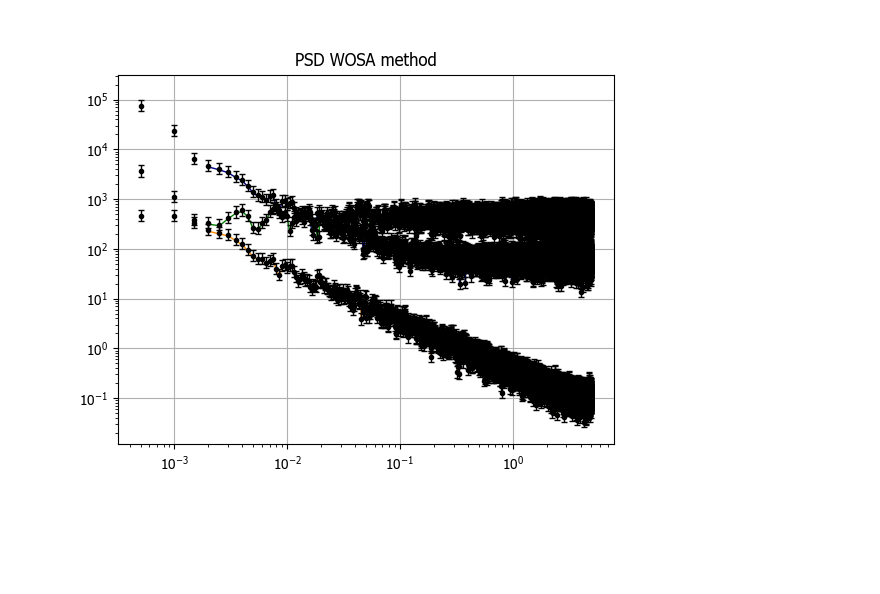
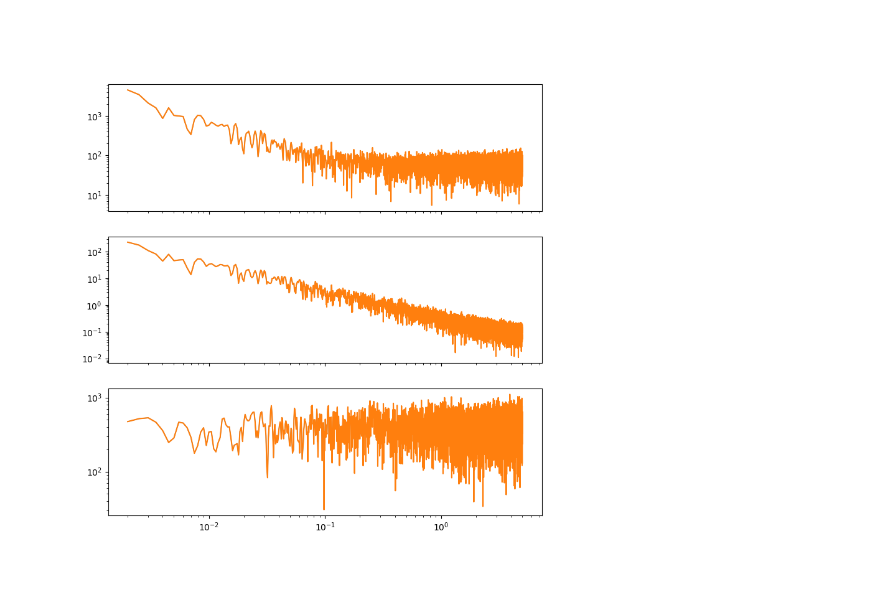
Before and after one commit to lorsala/noisefinder, a Jupyter notebook: examples/example1b_WOSAmethod.ipynb, the cells around one changed output. Cells and saved outputs as stored; diff of their text form; code cells hidden in the pictures; blank space fills up the shorter version.

```diff
--- a/examples/example1b_WOSAmethod.ipynb
+++ b/examples/example1b_WOSAmethod.ipynb
@@ -13,9 +13,10 @@ import noisefinder.noisefinder as nf
 %matplotlib ipympl
 # %%
 # just generate some data. make them correlated so that we test the entire method.
-datres = np.cumsum(st.norm.rvs(size=50000))+100*st.norm.rvs(size=50000)
-datB = 0.5*np.cumsum(st.norm.rvs(size=50000))
-datC = 1000*st.norm.rvs(size=50000)
+Ltot = 30000
+datres = np.cumsum(st.norm.rvs(size=Ltot))+100*st.norm.rvs(size=Ltot)
+datB = 0.5*np.cumsum(st.norm.rvs(size=Ltot))
+datC = 1000*st.norm.rvs(size=Ltot)
 datA = datres+19*datB+0.10*datC
 
 datres_true = lambda f: np.sqrt((1*10*np.sqrt(2/10)/(2*np.pi*f))**2 + (100*np.sqrt(2/10)*f**0)**2)
@@ -25,10 +26,10 @@ datA_true = lambda f: np.sqrt((datres_true(f))**2 + (19*datB_true(f))**2 + (0.10
 meas = [datA,datB,datC]
 
 #calculate welch for comparison
-PSDfres,PSDvres = sig.welch(datres,fs=10,window='blackmanharris',nperseg=20000)
-PSDfA,PSDvA = sig.welch(datA,fs=10,window='blackmanharris',nperseg=20000)
-PSDfB,PSDvB = sig.welch(datB,fs=10,window='blackmanharris',nperseg=20000)
-PSDfC,PSDvC = sig.welch(datC,fs=10,window='blackmanharris',nperseg=20000)
+PSDfres,PSDvres = sig.welch(datres,fs=10,window=nf.specwindows.BH92(20000),nperseg=20000)
+PSDfA,PSDvA = sig.welch(datA,fs=10,window=nf.specwindows.BH92(20000),nperseg=20000,detrend=False)
+PSDfB,PSDvB = sig.welch(datB,fs=10,window=nf.specwindows.BH92(20000),nperseg=20000)
+PSDfC,PSDvC = sig.welch(datC,fs=10,window=nf.specwindows.BH92(20000),nperseg=20000)
 
 fig,ax=plt.subplots()
 ax.loglog(PSDfA[4:],np.sqrt(PSDvA[4:]),lw=1,label='datA')
@@ -66,29 +62,16 @@ Be aware that, given the amount of frequencies, calculations may take a lot of t
 # %%
-#extract quantiles
-meas_WOSAmethod_PSDq = meas_WOSAmethod.PSDquantiles_eval(cval=0.68)
 
-fig,ax=plt.subplots()
-ax.loglog(PSDfA[4:],np.sqrt(PSDvA[4:]),lw=1)
-ax.loglog(PSDfB[4:],np.sqrt(PSDvB[4:]),lw=1)
-ax.loglog(PSDfC[4:],np.sqrt(PSDvC[4:]),lw=1)
+fig,ax=plt.subplots(3,1,figsize=(9,9),sharex=True)
+ax[0].loglog(CPSDresult.freqs[4:],np.sqrt(CPSDresult.PSD[0][4:]),lw=1)
+ax[0].loglog(PSDfA[4:],np.sqrt(PSDvA[4:]))
 
-tsidx = 0
-ax.errorbar(meas_WOSAmethod.freqs,
-            np.sqrt(meas_WOSAmethod_PSDq[tsidx,1,:]),
-            yerr = [np.sqrt(meas_WOSAmethod_PSDq[tsidx,1,:])-np.sqrt(meas_WOSAmethod_PSDq[tsidx,0,:]),np.sqrt(meas_WOSAmethod_PSDq[tsidx,2,:])-np.sqrt(meas_WOSAmethod_PSDq[tsidx,1,:])],
-            linestyle='',capsize=2.5,lw=1,c='k',fmt='.')
-tsidx = 1
-ax.errorbar(meas_WOSAmethod.freqs,
-            np.sqrt(meas_WOSAmethod_PSDq[tsidx,1,:]),
-            yerr = [np.sqrt(meas_WOSAmethod_PSDq[tsidx,1,:])-np.sqrt(meas_WOSAmethod_PSDq[tsidx,0,:]),np.sqrt(meas_WOSAmethod_PSDq[tsidx,2,:])-np.sqrt(meas_WOSAmethod_PSDq[tsidx,1,:])],
-            linestyle='',capsize=2.5,lw=1,c='k',fmt='.')
-tsidx = 2
-ax.errorbar(meas_WOSAmethod.freqs,
-            np.sqrt(meas_WOSAmethod_PSDq[tsidx,1,:]),
-            yerr = [np.sqrt(meas_WOSAmethod_PSDq[tsidx,1,:])-np.sqrt(meas_WOSAmethod_PSDq[tsidx,0,:]),np.sqrt(meas_WOSAmethod_PSDq[tsidx,2,:])-np.sqrt(meas_WOSAmethod_PSDq[tsidx,1,:])],
-            linestyle='',capsize=2.5,lw=1,c='k',fmt='.')
-ax.grid()
-ax.set_title('PSD WOSA method')
+ax[1].loglog(CPSDresult.freqs[4:],np.sqrt(CPSDresult.PSD[1][4:]),lw=1)
+ax[1].loglog(PSDfB[4:],np.sqrt(PSDvB[4:]))
+
+ax[2].loglog(CPSDresult.freqs[4:],np.sqrt(CPSDresult.PSD[2][4:]),lw=1)
+ax[2].loglog(PSDfC[4:],np.sqrt(PSDvC[4:]))
+
 plt.show()
+fig.tight_layout()
 # %% [output]
-[figure, old version]
+[figure, new version]
```
Also changed, not shown: parts of 7 cells of this notebook, 56 other files.
